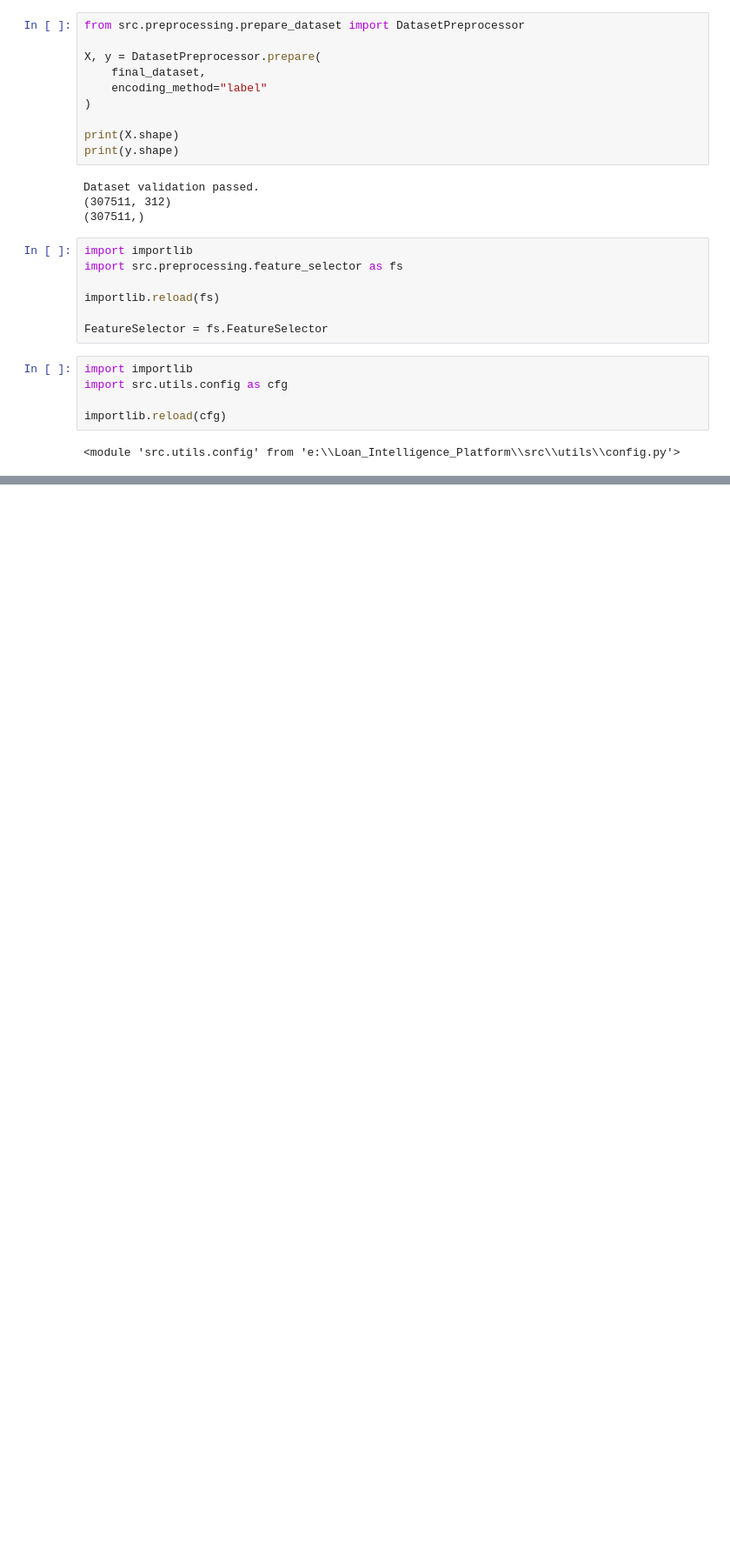
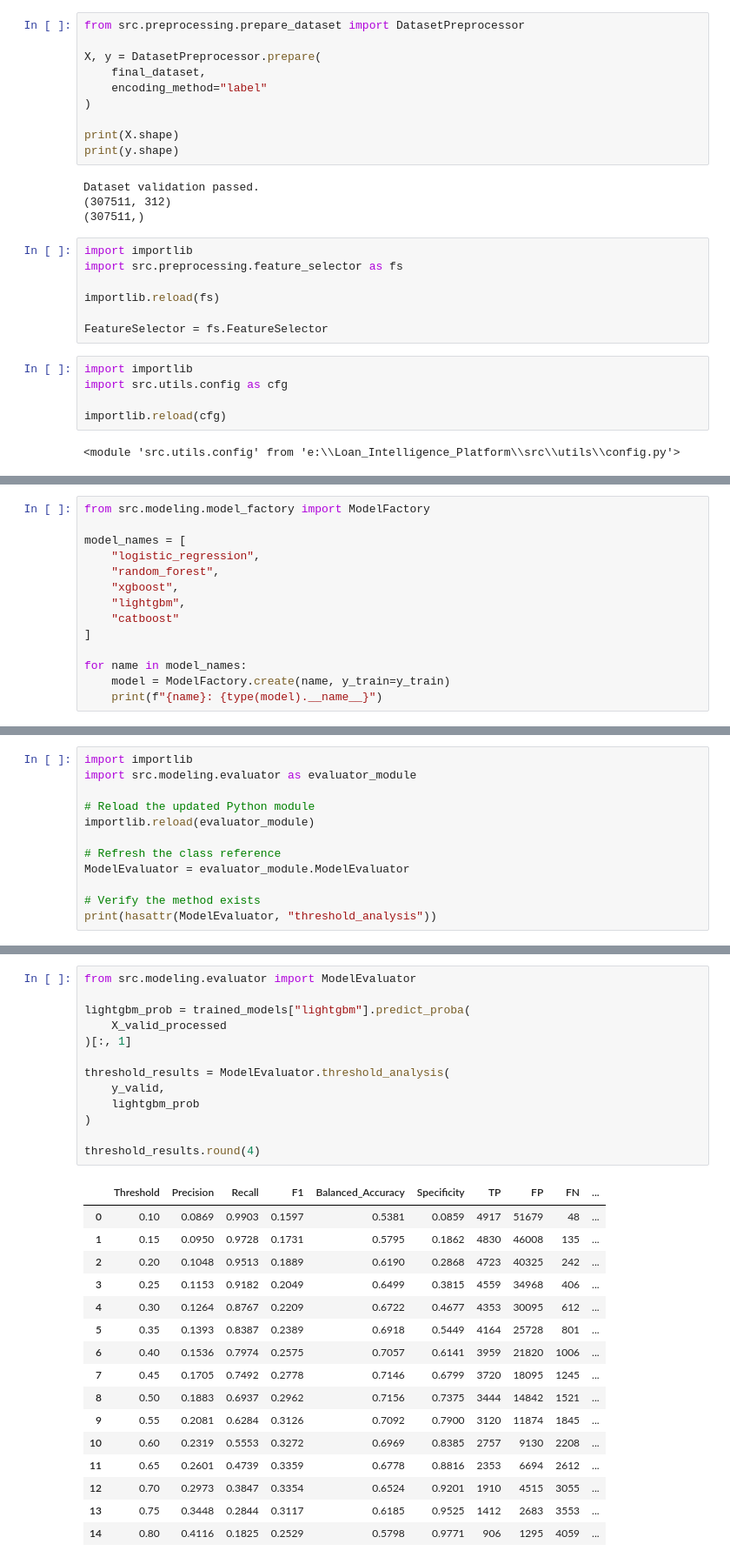
Before and after one commit to DevendraRaj58/Loan-Intelligence-Platform, a Jupyter notebook: notebooks/02_database_reverse_engineering.ipynb, the cells around one changed output, grey strips where cells are left out. Shown at 87% size. Drawn from its saved outputs; the diff is of its cells as text; blank space fills up the shorter version.

```diff
--- a/notebooks/02_database_reverse_engineering.ipynb
+++ b/notebooks/02_database_reverse_engineering.ipynb
@@ -1117,0 +1188,14 @@ Removed 58 highly correlated features.
+# %%
+from src.modeling.model_factory import ModelFactory
+
+model_names = [
+    "logistic_regression",
+    "random_forest",
+    "xgboost",
+    "lightgbm",
+    "catboost"
+]
+
+for name in model_names:
+    model = ModelFactory.create(name, y_train=y_train)
+    print(f"{name}: {type(model).__name__}")
@@ -1117,0 +1395,12 @@ Removed 58 highly correlated features.
+# %%
+import importlib
+import src.modeling.evaluator as evaluator_module
+
+# Reload the updated Python module
+importlib.reload(evaluator_module)
+
+# Refresh the class reference
+ModelEvaluator = evaluator_module.ModelEvaluator
+
+# Verify the method exists
+print(hasattr(ModelEvaluator, "threshold_analysis"))
@@ -1117,0 +1409,30 @@ Removed 58 highly correlated features.
+# %%
+from src.modeling.evaluator import ModelEvaluator
+
+lightgbm_prob = trained_models["lightgbm"].predict_proba(
+    X_valid_processed
+)[:, 1]
+
+threshold_results = ModelEvaluator.threshold_analysis(
+    y_valid,
+    lightgbm_prob
+)
+
+threshold_results.round(4)
+# %% [output]
+|  | Threshold | Precision | Recall | F1 | Balanced_Accuracy | Specificity | TP | FP | FN | ... |
+| 0 | 0.10 | 0.0869 | 0.9903 | 0.1597 | 0.5381 | 0.0859 | 4917 | 51679 | 48 | ... |
+| 1 | 0.15 | 0.0950 | 0.9728 | 0.1731 | 0.5795 | 0.1862 | 4830 | 46008 | 135 | ... |
+| 2 | 0.20 | 0.1048 | 0.9513 | 0.1889 | 0.6190 | 0.2868 | 4723 | 40325 | 242 | ... |
+| 3 | 0.25 | 0.1153 | 0.9182 | 0.2049 | 0.6499 | 0.3815 | 4559 | 34968 | 406 | ... |
+| 4 | 0.30 | 0.1264 | 0.8767 | 0.2209 | 0.6722 | 0.4677 | 4353 | 30095 | 612 | ... |
+| 5 | 0.35 | 0.1393 | 0.8387 | 0.2389 | 0.6918 | 0.5449 | 4164 | 25728 | 801 | ... |
+| 6 | 0.40 | 0.1536 | 0.7974 | 0.2575 | 0.7057 | 0.6141 | 3959 | 21820 | 1006 | ... |
+| 7 | 0.45 | 0.1705 | 0.7492 | 0.2778 | 0.7146 | 0.6799 | 3720 | 18095 | 1245 | ... |
+| 8 | 0.50 | 0.1883 | 0.6937 | 0.2962 | 0.7156 | 0.7375 | 3444 | 14842 | 1521 | ... |
+| 9 | 0.55 | 0.2081 | 0.6284 | 0.3126 | 0.7092 | 0.7900 | 3120 | 11874 | 1845 | ... |
+| 10 | 0.60 | 0.2319 | 0.5553 | 0.3272 | 0.6969 | 0.8385 | 2757 | 9130 | 2208 | ... |
+| 11 | 0.65 | 0.2601 | 0.4739 | 0.3359 | 0.6778 | 0.8816 | 2353 | 6694 | 2612 | ... |
+| 12 | 0.70 | 0.2973 | 0.3847 | 0.3354 | 0.6524 | 0.9201 | 1910 | 4515 | 3055 | ... |
+| 13 | 0.75 | 0.3448 | 0.2844 | 0.3117 | 0.6185 | 0.9525 | 1412 | 2683 | 3553 | ... |
+| 14 | 0.80 | 0.4116 | 0.1825 | 0.2529 | 0.5798 | 0.9771 | 906 | 1295 | 4059 | ... |
```
Also changed, not shown: parts of 54 cells of this notebook, 2 other files.
